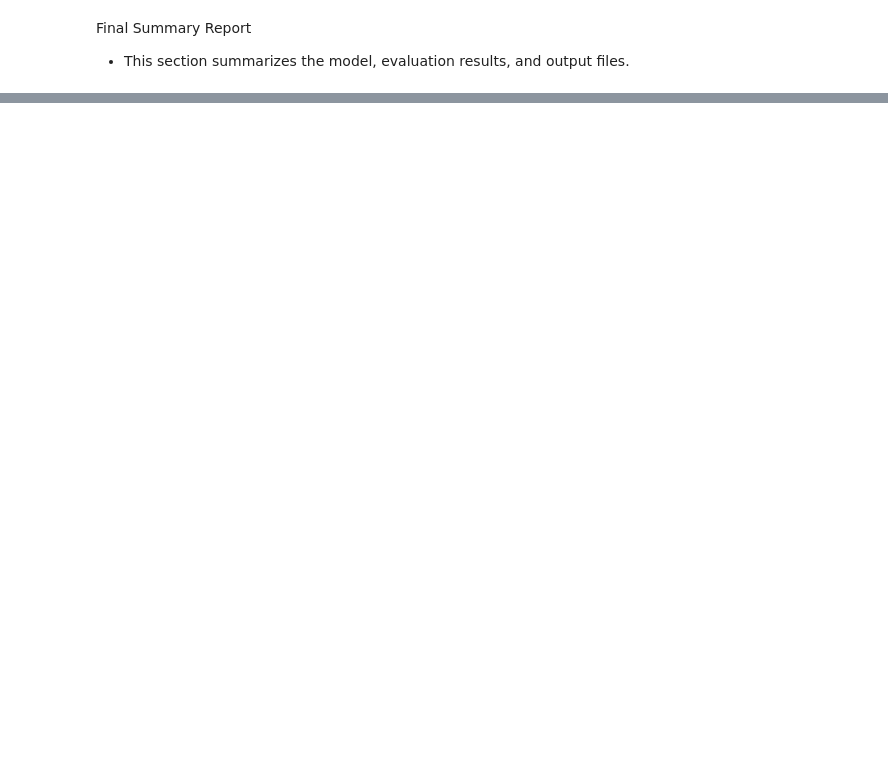
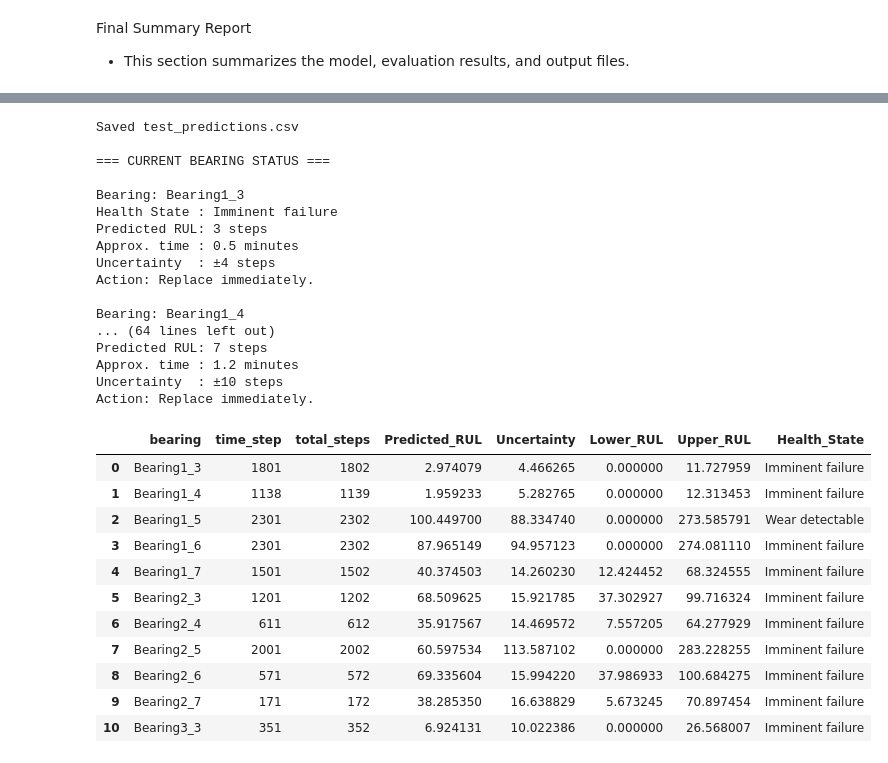
Before and after one commit to chirakar/rul-bearing-prediction, a Jupyter notebook: model_training.ipynb, the cells around one changed output, grey strips where cells are left out. Cells and saved outputs as stored; diff of their text form; code cells hidden in the pictures; blank space fills up the shorter version.

```diff
--- a/model_training.ipynb
+++ b/model_training.ipynb
@@ -526,0 +783,65 @@ Action: Replace soon / urgent maintenance needed.
+# %%
+latest = test_df.sort_values("time_step").groupby("bearing").last().reset_index()
+
+latest = latest[[
+    "bearing",
+    "time_step",
+    "total_steps",
+    "Predicted_RUL",
+    "Uncertainty",
+    "Lower_RUL",
+    "Upper_RUL",
+    "Health_State"
+]]
+
+latest.to_csv("test_predictions.csv", index=False)
+
+print("Saved test_predictions.csv")
+
+print("\n=== CURRENT BEARING STATUS ===")
+
+for _, row in latest.iterrows():
+    print(f"\nBearing: {row['bearing']}")
+    print(f"Health State : {row['Health_State']}")
+    print(f"Predicted RUL: {row['Predicted_RUL']:.0f} steps")
+    print(f"Approx. time : {row['Predicted_RUL'] * 10 / 60:.1f} minutes")
+    print(f"Uncertainty  : ±{row['Uncertainty']:.0f} steps")
+
+    if row["Health_State"] == "Imminent failure":
+        print("Action: Replace immediately.")
+    elif row["Health_State"] == "Wear detectable":
+        print("Action: Schedule maintenance soon.")
+    else:
+        print("Action: No immediate action needed.")
+
+latest
+# %% [output]
+Saved test_predictions.csv
+
+=== CURRENT BEARING STATUS ===
+
+Bearing: Bearing1_3
+Health State : Imminent failure
+Predicted RUL: 3 steps
+Approx. time : 0.5 minutes
+Uncertainty  : ±4 steps
+Action: Replace immediately.
+
+Bearing: Bearing1_4
+... (64 lines left out)
+Predicted RUL: 7 steps
+Approx. time : 1.2 minutes
+Uncertainty  : ±10 steps
+Action: Replace immediately.
+|  | bearing | time_step | total_steps | Predicted_RUL | Uncertainty | Lower_RUL | Upper_RUL | Health_State |
+| 0 | Bearing1_3 | 1801 | 1802 | 2.974079 | 4.466265 | 0.000000 | 11.727959 | Imminent failure |
+| 1 | Bearing1_4 | 1138 | 1139 | 1.959233 | 5.282765 | 0.000000 | 12.313453 | Imminent failure |
+| 2 | Bearing1_5 | 2301 | 2302 | 100.449700 | 88.334740 | 0.000000 | 273.585791 | Wear detectable |
+| 3 | Bearing1_6 | 2301 | 2302 | 87.965149 | 94.957123 | 0.000000 | 274.081110 | Imminent failure |
+| 4 | Bearing1_7 | 1501 | 1502 | 40.374503 | 14.260230 | 12.424452 | 68.324555 | Imminent failure |
+| 5 | Bearing2_3 | 1201 | 1202 | 68.509625 | 15.921785 | 37.302927 | 99.716324 | Imminent failure |
+| 6 | Bearing2_4 | 611 | 612 | 35.917567 | 14.469572 | 7.557205 | 64.277929 | Imminent failure |
+| 7 | Bearing2_5 | 2001 | 2002 | 60.597534 | 113.587102 | 0.000000 | 283.228255 | Imminent failure |
+| 8 | Bearing2_6 | 571 | 572 | 69.335604 | 15.994220 | 37.986933 | 100.684275 | Imminent failure |
+| 9 | Bearing2_7 | 171 | 172 | 38.285350 | 16.638829 | 5.673245 | 70.897454 | Imminent failure |
+| 10 | Bearing3_3 | 351 | 352 | 6.924131 | 10.022386 | 0.000000 | 26.568007 | Imminent failure |
```
Also changed, not shown: parts of 20 cells of this notebook, 4 other files.
